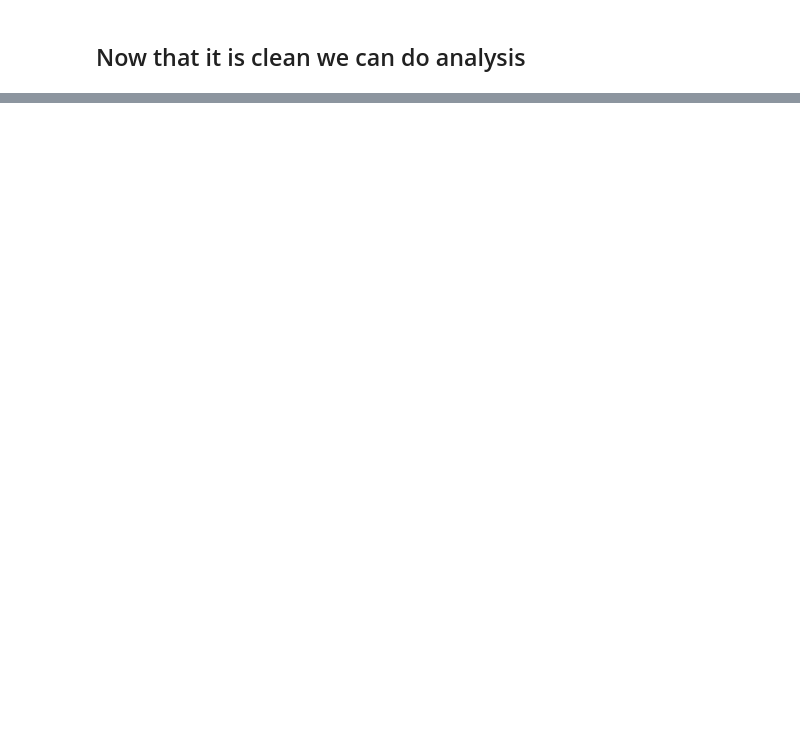
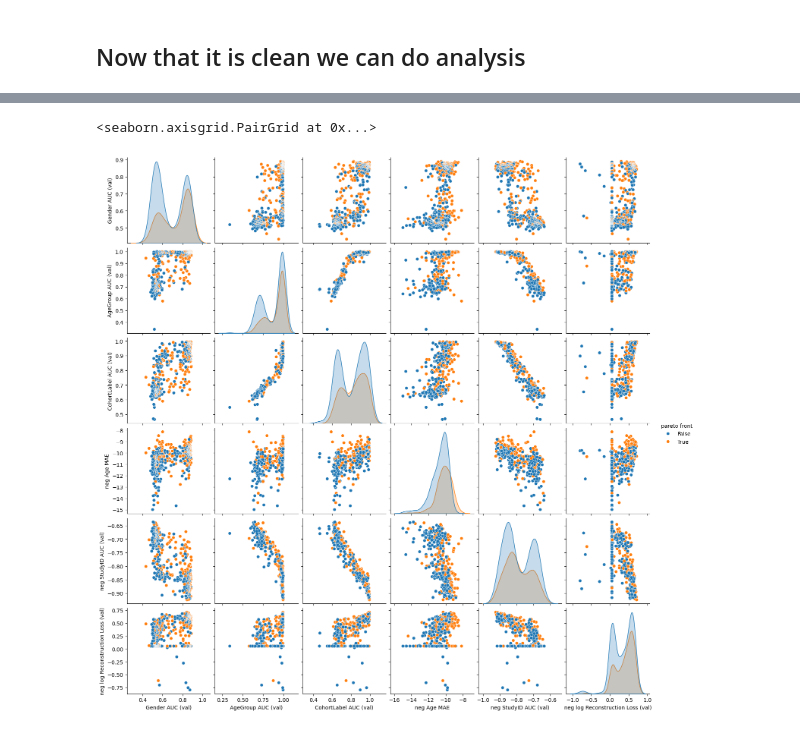
Before and after one commit to ReviveMed/mzEmbed, a Jupyter notebook: ml/analysis_pretrain.ipynb, the cells around one changed output, grey strips where cells are left out. Drawn from its saved outputs; the diff is of its cells as text; code cells hidden in the pictures; blank space fills up the shorter version.

```diff
--- a/ml/analysis_pretrain.ipynb
+++ b/ml/analysis_pretrain.ipynb
@@ -373,0 +384,29 @@ plt.savefig('/Users/jonaheaton/Desktop/vae_clustered_correlation_matrix.png')
+# %%
+def pareto_reduction(df, sense_list=None, current_set=None, desired_num=None, objective_cols=None):
+
+    if desired_num is None:
+        desired_num = np.floor(0.2*df.shape[0])
+    if objective_cols is None:
+        objective_cols = df.columns
+    if sense_list is None:
+        sense_list = ['max' for _ in objective_cols]
+
+    if df.shape[0] < desired_num*1.5:
+        return df
+
+    mask = paretoset(df[objective_cols], sense=sense_list)
+    current_set = pd.concat([current_set, df[mask]])
+    if current_set.shape[0] < desired_num:
+        return pareto_reduction(df[~mask], sense_list, current_set, desired_num, objective_cols)
+    else:
+        return current_set
+
+
+def remove_outliers(df, column):
+    Q1 = df[column].quantile(0.1)
+    Q3 = df[column].quantile(0.9)
+    IQR = Q3 - Q1
+
+    df_out = df[~((df[column] < (Q1 - 1.5 * IQR)) | (df[column] > (Q3 + 1.5 * IQR)))]
+
+    return df_out
@@ -373,0 +430,6 @@ plt.savefig('/Users/jonaheaton/Desktop/vae_clustered_correlation_matrix.png')
+# %%
+pretrain_clean_objectives = ['Gender AUC (val)','AgeGroup AUC (val)','CohortLabel AUC (val)','neg Age MAE','neg StudyID AUC (val)','neg log Reconstruction Loss (val)']
+df_obj = vae_model_clean[pretrain_clean_objectives].copy()
+# %%
+df_obj = remove_outliers(df_obj,'neg Age MAE')
+df_obj = remove_outliers(df_obj,'neg log Reconstruction Loss (val)')
@@ -373,0 +440,2 @@ plt.savefig('/Users/jonaheaton/Desktop/vae_clustered_correlation_matrix.png')
+# %%
+pareto_df = pareto_reduction(df_obj.round(2))
@@ -373,0 +463,7 @@ plt.savefig('/Users/jonaheaton/Desktop/vae_clustered_correlation_matrix.png')
+# %%
+df_obj['pareto front'] = False
+df_obj.loc[pareto_df.index, 'pareto front'] = True
+sns.pairplot(df_obj, hue='pareto front')
+# %% [output]
+<seaborn.axisgrid.PairGrid at 0x...>
+[figure, added]
```
Also changed, not shown: parts of 20 cells of this notebook, 1 other file.
